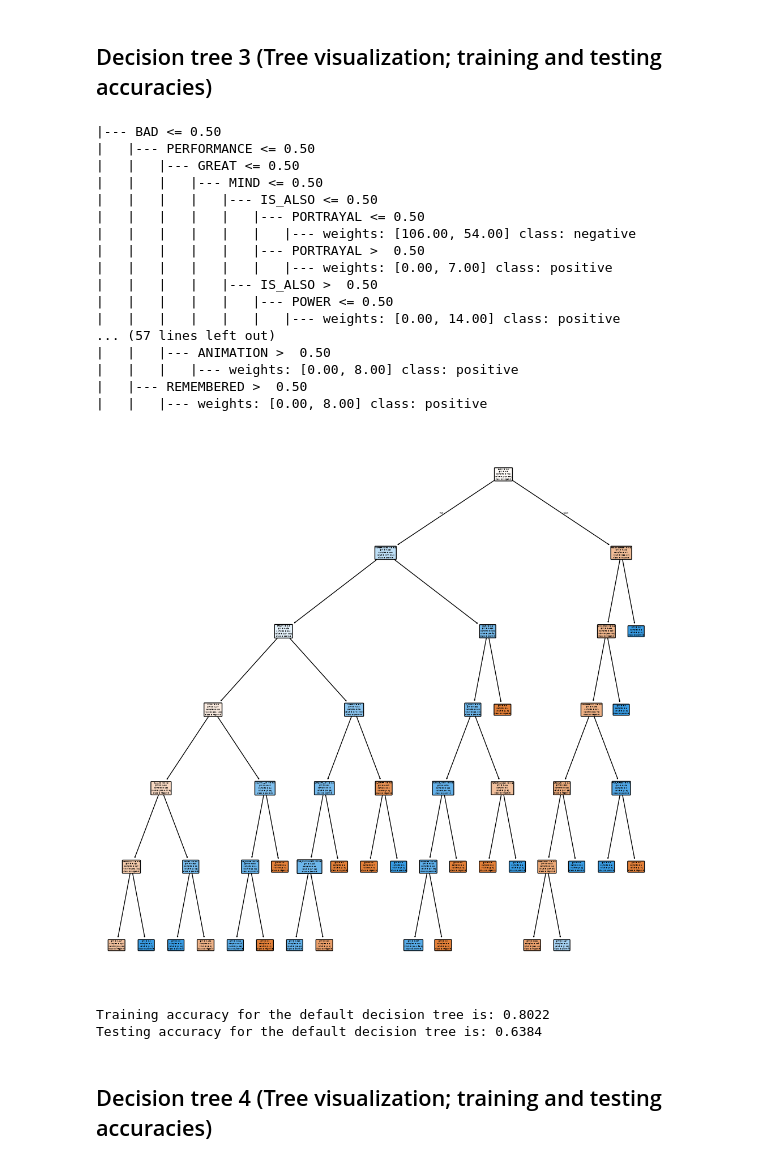
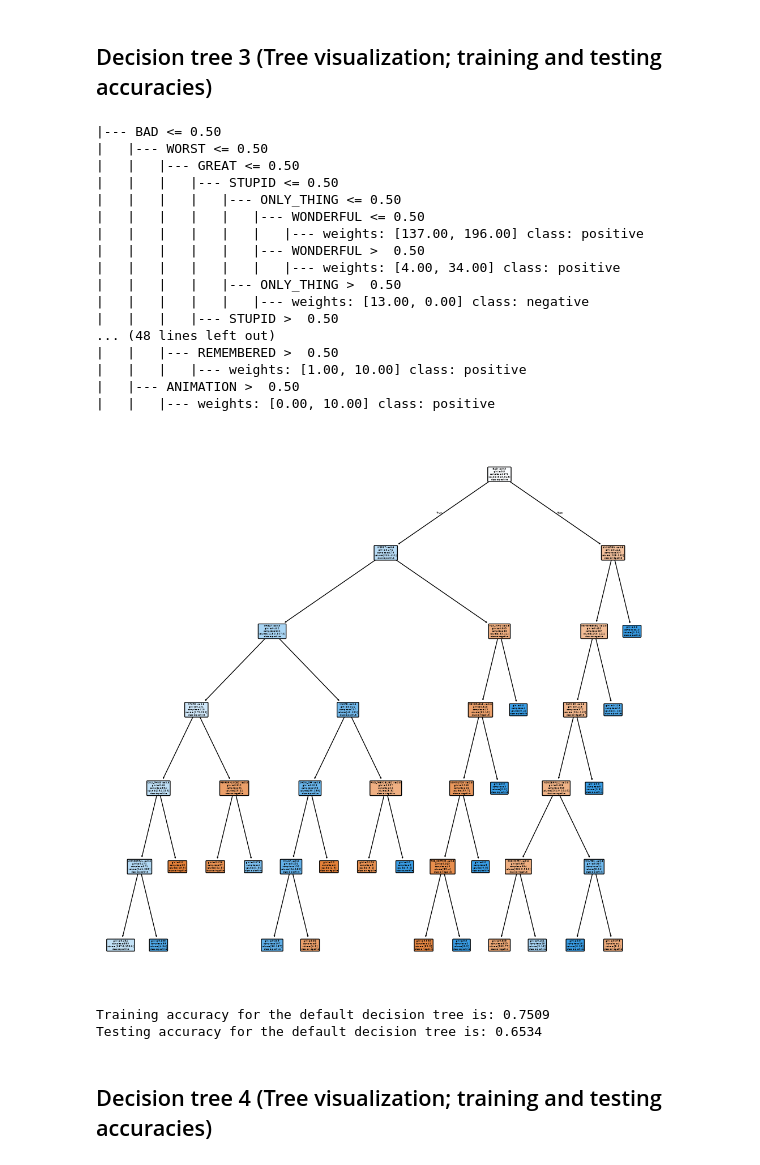
Before and after one commit to junseo25/comm4259-work, a Jupyter notebook: assignment_01/10-07-26_Jun_Seo_Lee_Assignment_01-Decision_Trees.ipynb, the cells around one changed output. Cells and saved outputs as stored; diff of their text form; code cells hidden in the pictures.

```diff
--- a/assignment_01/10-07-26_Jun_Seo_Lee_Assignment_01-Decision_Trees.ipynb
+++ b/assignment_01/10-07-26_Jun_Seo_Lee_Assignment_01-Decision_Trees.ipynb
@@ -98,10 +98,6 @@ warnings.simplefilter("ignore", UserWarning)
 # %% [markdown]
 ## Data Preparation
 # %%
-df = pd.read_csv("MovieReviews_Train.csv")
-print(df.shape)
-
-import pandas as pd
 train = pd.read_csv("MovieReviews_Train.csv")
 test = pd.read_csv("MovieReviews_Test.csv")
 X_train = train.drop(columns="Polarity")
@@ -112,18 +108,8 @@ y_test = test["Polarity"]
 # Define class labels
 tname = "Polarity"
 
-# Create a dataframe for input attributes
-X= df.drop(tname, axis = 1)
-
-# Create a dataframe for class labels
-y = df[tname]
-
 # Obtain attribute(feature) names (used for tree visualization)
-fnames = list(X.columns)
+fnames = list(X_train.columns)
 
 # Obtain class label names (used for tree visualization)
-cnames = np.sort(y.unique())
-
-# Split the data into training (67%) and testing (33%).
-# Random_state is to make sure the results are consistent across different runs
-X_train, X_test, y_train, y_test = train_test_split(X, y, test_size=0.33, random_state = 1)
+cnames = np.sort(y_train.unique())
@@ -272,7 +245,7 @@ Testing accuracy for the default decision tree is: 0.6271
 ## Decision tree 3 (Tree visualization; training and testing accuracies)
 # %%
 # Build a decision tree with default parameter.
-dt = DecisionTreeClassifier(max_depth = 6,
+movietree3 = DecisionTreeClassifier(max_depth = 6,
                             max_leaf_nodes = None,
                             min_impurity_decrease = 0.002,
                             min_samples_leaf = 1,
@@ -280,49 +253,43 @@ dt = DecisionTreeClassifier(max_depth = 6,
                             random_state = 1)
 
 # Train a tree based on the training data
-dt = dt.fit(X_train,y_train)
+movietree3 = movietree3.fit(X_train,y_train)
 
 # Visualize the decision tree (optional)
-save_tree_text(dt, fnames, "tree2.txt")
-
-# Obtain attribute(feature) names (used for tree visualization)
-fnames = list(X.columns)
-
-# Obtain class label names (used for tree visualization)
-cnames = np.sort(y.unique())
+save_tree_text(movietree3, fnames, "movietree3.txt")
 # %% [output]
 |--- BAD <= 0.50
-|   |--- PERFORMANCE <= 0.50
+|   |--- WORST <= 0.50
 |   |   |--- GREAT <= 0.50
-|   |   |   |--- MIND <= 0.50
-|   |   |   |   |--- IS_ALSO <= 0.50
-|   |   |   |   |   |--- PORTRAYAL <= 0.50
-|   |   |   |   |   |   |--- weights: [106.00, 54.00] class: negative
-|   |   |   |   |   |--- PORTRAYAL >  0.50
-|   |   |   |   |   |   |--- weights: [0.00, 7.00] class: positive
-|   |   |   |   |--- IS_ALSO >  0.50
-|   |   |   |   |   |--- POWER <= 0.50
-|   |   |   |   |   |   |--- weights: [0.00, 14.00] class: positive
-... (57 lines left out)
-|   |   |--- ANIMATION >  0.50
-|   |   |   |--- weights: [0.00, 8.00] class: positive
-|   |--- REMEMBERED >  0.50
-|   |   |--- weights: [0.00, 8.00] class: positive
+|   |   |   |--- STUPID <= 0.50
+|   |   |   |   |--- ONLY_THING <= 0.50
+|   |   |   |   |   |--- WONDERFUL <= 0.50
+|   |   |   |   |   |   |--- weights: [137.00, 196.00] class: positive
+|   |   |   |   |   |--- WONDERFUL >  0.50
+|   |   |   |   |   |   |--- weights: [4.00, 34.00] class: positive
+|   |   |   |   |--- ONLY_THING >  0.50
+|   |   |   |   |   |--- weights: [13.00, 0.00] class: negative
+|   |   |   |--- STUPID >  0.50
+... (48 lines left out)
+|   |   |--- REMEMBERED >  0.50
+|   |   |   |--- weights: [1.00, 10.00] class: positive
+|   |--- ANIMATION >  0.50
+|   |   |--- weights: [0.00, 10.00] class: positive
 # %%
 # Call the viz_tree function
-viz_tree_fig(dt, fnames, cnames, "tree2.pdf")
+viz_tree_fig(movietree3, fnames, cnames, "movietree3.pdf")
 
 # Calculate training accuracy
-y_pred_train = dt.predict(X_train)
+y_pred_train = movietree3.predict(X_train)
 print(f"Training accuracy for the default decision tree is: {accuracy_score(y_train, y_pred_train):.4f}")
 
 # Calculate testing accuracy
-y_pred_test = dt.predict(X_test)
+y_pred_test = movietree3.predict(X_test)
 print(f"Testing accuracy for the default decision tree is: {accuracy_score(y_test, y_pred_test):.4f}")
 # %% [output]
-[figure, old version]
+[figure, new version]
-Training accuracy for the default decision tree is: 0.8022
-Testing accuracy for the default decision tree is: 0.6384
+Training accuracy for the default decision tree is: 0.7509
+Testing accuracy for the default decision tree is: 0.6534
 # %% [markdown]
 ## Decision tree 4 (Tree visualization; training and testing accuracies)
 # %%
```
Also changed, not shown: parts of 11 cells of this notebook, 12 other files.
